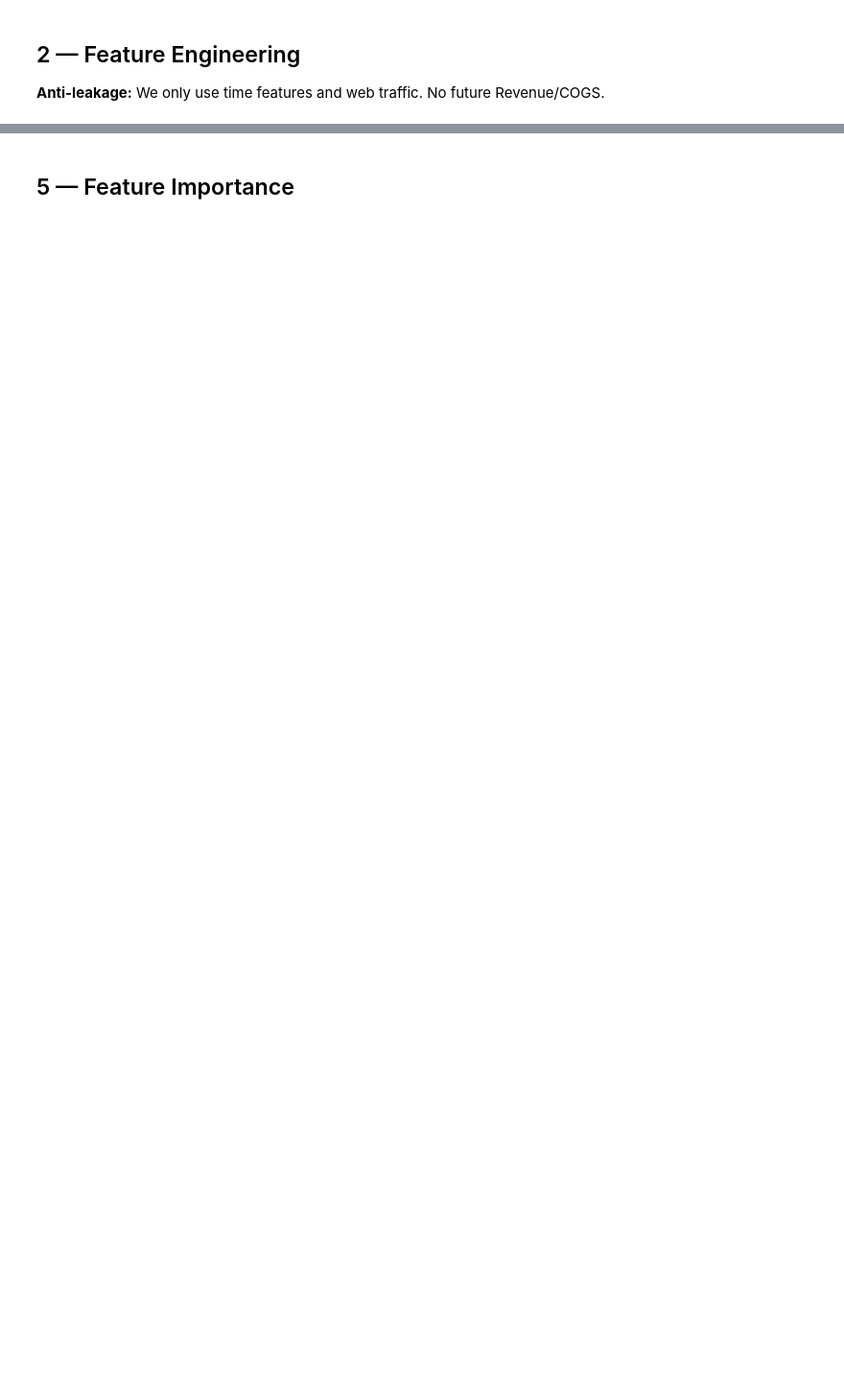
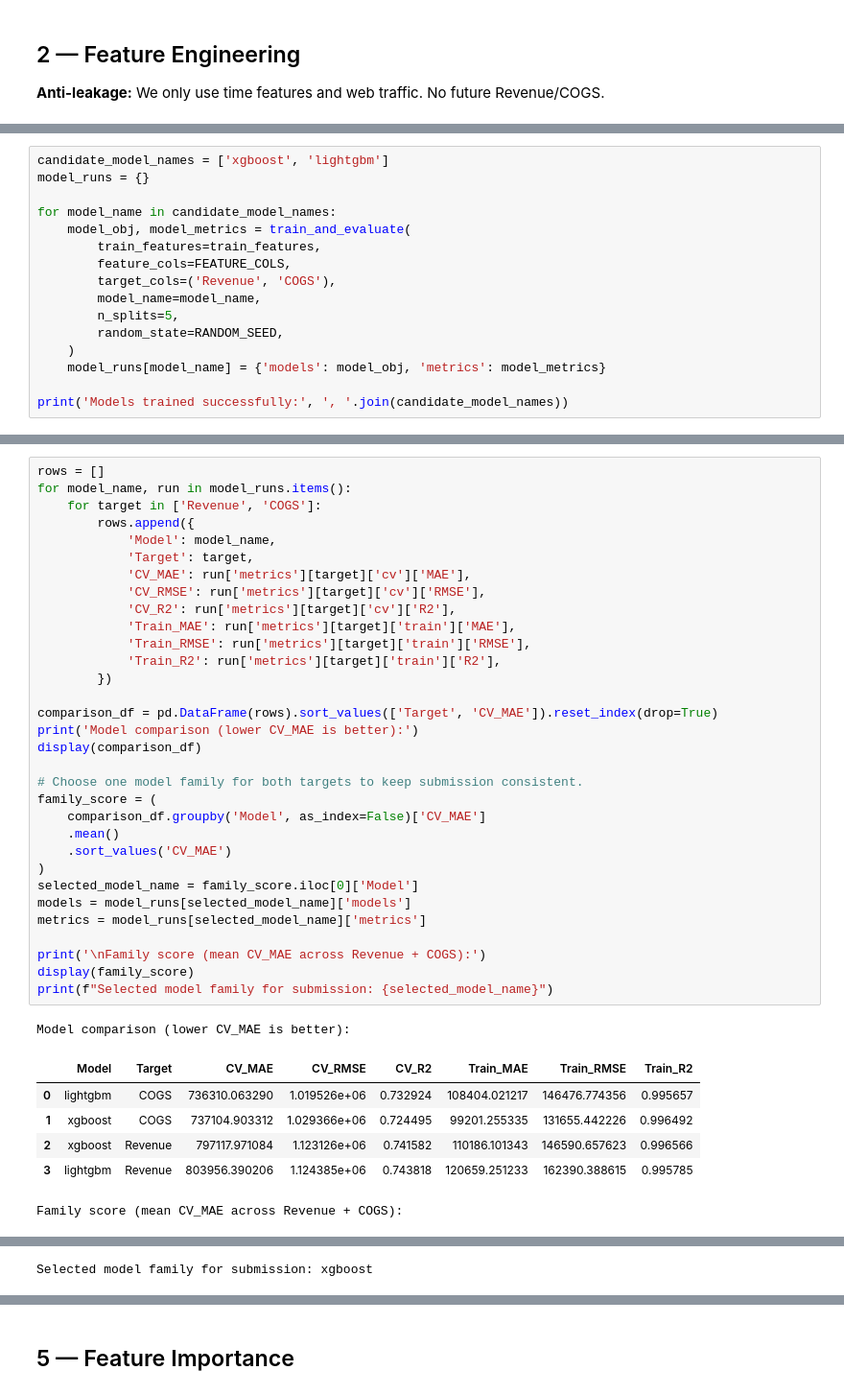
Before and after one commit to thtcsec/Datathon2026-TheGridbreakers-GenCore, a Jupyter notebook: notebooks/03_Forecasting_Model.ipynb, the cells around one changed output, grey strips where cells are left out. Shown at 96% size. Saved outputs shown, nothing was run; the diff lists cells and outputs as text; blank space fills up the shorter version.

```diff
--- a/notebooks/03_Forecasting_Model.ipynb
+++ b/notebooks/03_Forecasting_Model.ipynb
@@ -156,0 +136,16 @@ print(f'  MAPE: {mape(y_val_cogs.values, pred_cogs):.2f}%')
+# %%
+candidate_model_names = ['xgboost', 'lightgbm']
+model_runs = {}
+
+for model_name in candidate_model_names:
+    model_obj, model_metrics = train_and_evaluate(
+        train_features=train_features,
+        feature_cols=FEATURE_COLS,
+        target_cols=('Revenue', 'COGS'),
+        model_name=model_name,
+        n_splits=5,
+        random_state=RANDOM_SEED,
+    )
+    model_runs[model_name] = {'models': model_obj, 'metrics': model_metrics}
+
+print('Models trained successfully:', ', '.join(candidate_model_names))
@@ -156,0 +172,40 @@ print(f'  MAPE: {mape(y_val_cogs.values, pred_cogs):.2f}%')
+# %%
+rows = []
+for model_name, run in model_runs.items():
+    for target in ['Revenue', 'COGS']:
+        rows.append({
+            'Model': model_name,
+            'Target': target,
+            'CV_MAE': run['metrics'][target]['cv']['MAE'],
+            'CV_RMSE': run['metrics'][target]['cv']['RMSE'],
+            'CV_R2': run['metrics'][target]['cv']['R2'],
+            'Train_MAE': run['metrics'][target]['train']['MAE'],
+            'Train_RMSE': run['metrics'][target]['train']['RMSE'],
+            'Train_R2': run['metrics'][target]['train']['R2'],
+        })
+
+comparison_df = pd.DataFrame(rows).sort_values(['Target', 'CV_MAE']).reset_index(drop=True)
+print('Model comparison (lower CV_MAE is better):')
+display(comparison_df)
+
+# Choose one model family for both targets to keep submission consistent.
+family_score = (
+    comparison_df.groupby('Model', as_index=False)['CV_MAE']
+    .mean()
+    .sort_values('CV_MAE')
+)
+selected_model_name = family_score.iloc[0]['Model']
+models = model_runs[selected_model_name]['models']
+metrics = model_runs[selected_model_name]['metrics']
+
+print('\nFamily score (mean CV_MAE across Revenue + COGS):')
+display(family_score)
+print(f"Selected model family for submission: {selected_model_name}")
+# %% [output]
+Model comparison (lower CV_MAE is better):
+|  | Model | Target | CV_MAE | CV_RMSE | CV_R2 | Train_MAE | Train_RMSE | Train_R2 |
+| 0 | lightgbm | COGS | 736310.063290 | 1.019526e+06 | 0.732924 | 108404.021217 | 146476.774356 | 0.995657 |
+| 1 | xgboost | COGS | 737104.903312 | 1.029366e+06 | 0.724495 | 99201.255335 | 131655.442226 | 0.996492 |
+| 2 | xgboost | Revenue | 797117.971084 | 1.123126e+06 | 0.741582 | 110186.101343 | 146590.657623 | 0.996566 |
+| 3 | lightgbm | Revenue | 803956.390206 | 1.124385e+06 | 0.743818 | 120659.251233 | 162390.388615 | 0.995785 |
+Family score (mean CV_MAE across Revenue + COGS):
@@ -157 +215,2 @@ print(f'  MAPE: {mape(y_val_cogs.values, pred_cogs):.2f}%')
+Selected model family for submission: xgboost
 # %%
```
Also changed, not shown: parts of 18 cells of this notebook, 13 other files.
